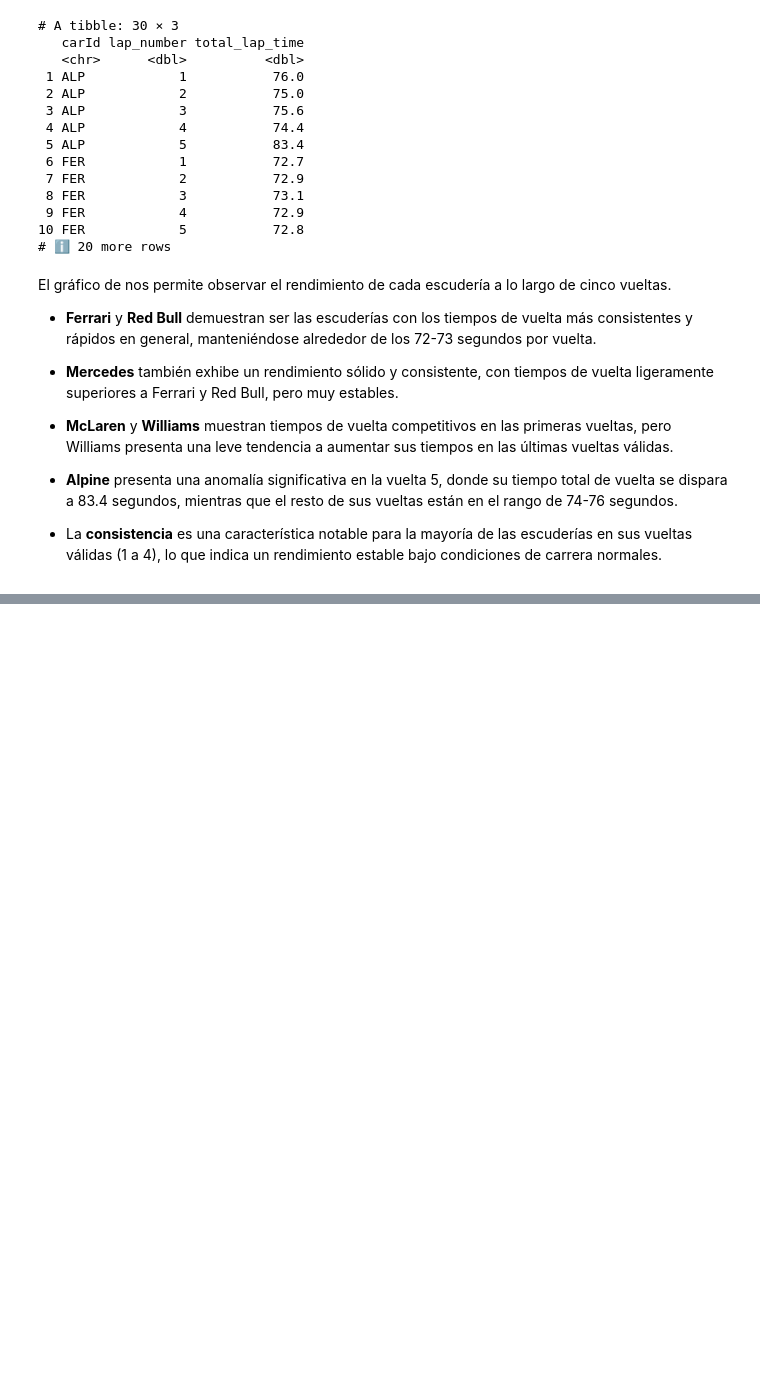
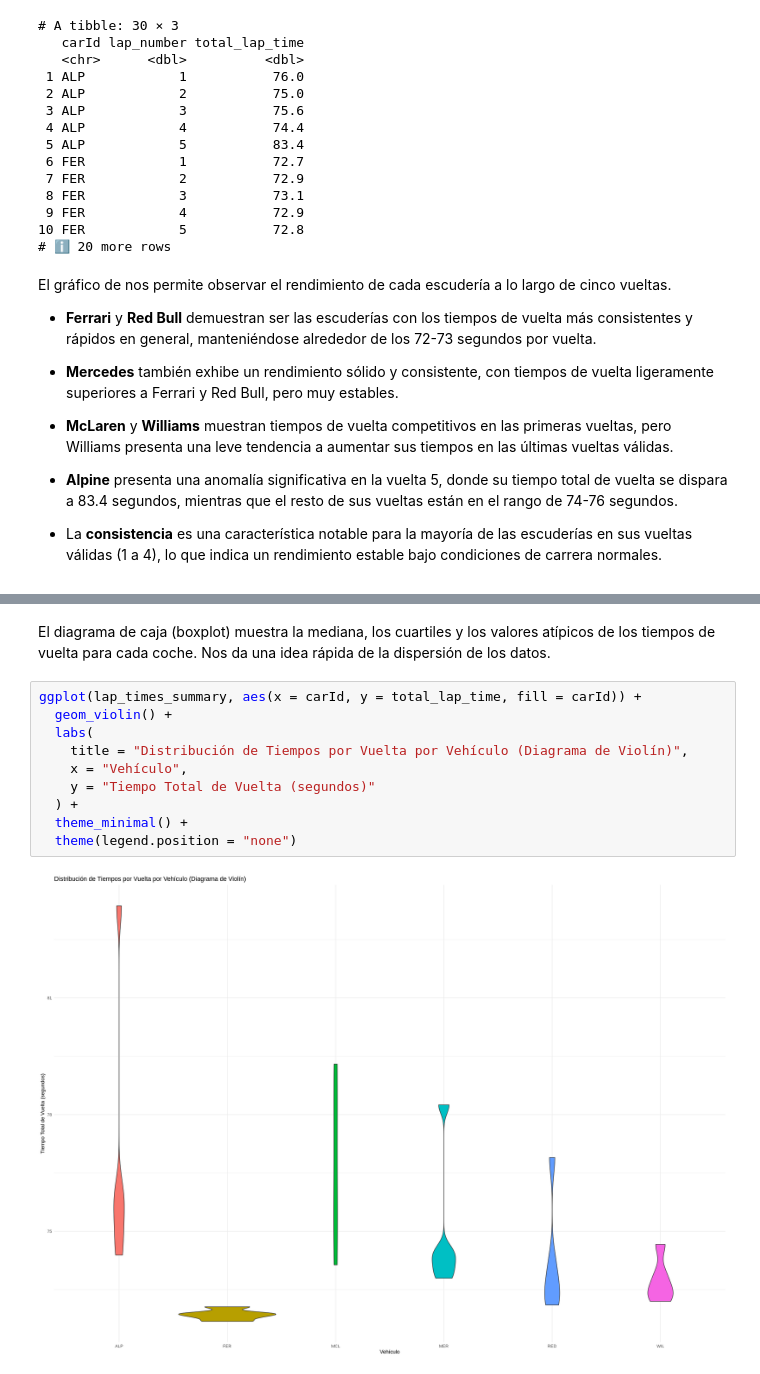
Before and after one commit to LuppeCh/F1EDA, a Jupyter notebook: Exploración_de_Datos_Trabajo_Final.ipynb, the cells around one changed output, grey strips where cells are left out. Drawn from its saved outputs; the diff is of its cells as text; blank space fills up the shorter version.

```diff
--- a/Exploración_de_Datos_Trabajo_Final.ipynb
+++ b/Exploración_de_Datos_Trabajo_Final.ipynb
@@ -536,0 +551,14 @@ El gráfico de nos permite observar el rendimiento de cada escudería a lo largo
+# %% [markdown]
+El diagrama de caja (boxplot) muestra la mediana, los cuartiles y los valores atípicos de los tiempos de vuelta para cada coche. Nos da una idea rápida de la dispersión de los datos.
+# %%
+ggplot(lap_times_summary, aes(x = carId, y = total_lap_time, fill = carId)) +
+  geom_violin() +
+  labs(
+    title = "Distribución de Tiempos por Vuelta por Vehículo (Diagrama de Violín)",
+    x = "Vehículo",
+    y = "Tiempo Total de Vuelta (segundos)"
+  ) +
+  theme_minimal() +
+  theme(legend.position = "none")
+# %% [output]
+[figure, added]
```
Also changed, not shown: parts of 6 cells of this notebook.
